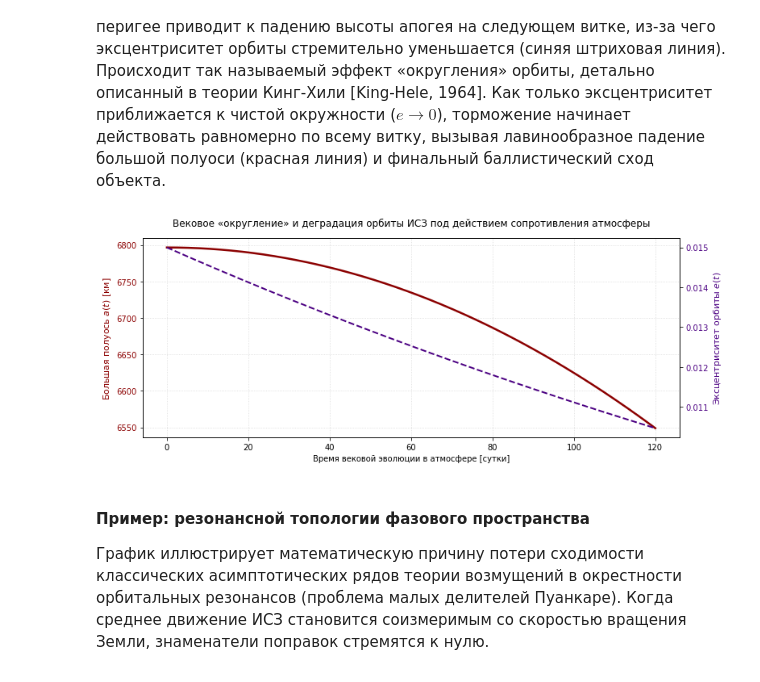
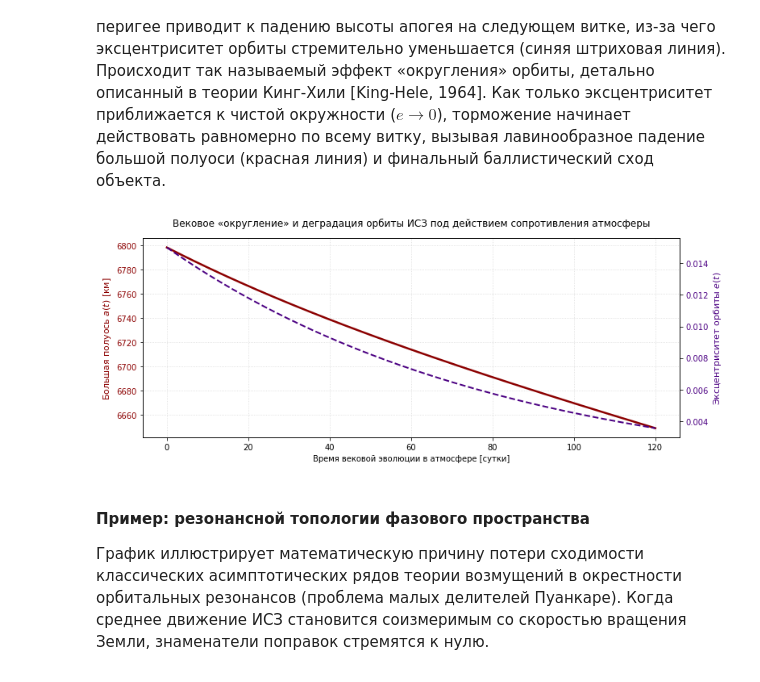
Before and after one commit to DPritykin/nonlinear-dynamics, a Jupyter notebook: Asymtotic Methods in Astrodynamics/C.1 Применение асимптотических методов к динамике ИСЗ на низких орбитах.ipynb, the cells around one changed output. Saved outputs shown, nothing was run; the diff lists cells and outputs as text; code cells hidden in the pictures.

```diff
--- a/Asymtotic Methods in Astrodynamics/C.1 Применение асимптотических методов к динамике ИСЗ на низких орбитах.ipynb
+++ b/Asymtotic Methods in Astrodynamics/C.1 Применение асимптотических методов к динамике ИСЗ на низких орбитах.ipynb
@@ -338,44 +338,46 @@ import matplotlib.pyplot as plt
 # =========================================================================
 # МОДЕЛИРОВАНИЕ АТМОСФЕРНОЙ ДИССИПАЦИИ (ТЕОРИЯ КИНГ-ХИЛИ)
 # =========================================================================
 
-# Интервал времени: 120 суток векового баллистического спуска
 t_drag = np.linspace(0, 120, 1000)
+a0 = 6798.136  # Начальная большая полуось, км (высота ~420 км)
+e0 = 0.015     # Начальный эксцентриситет
+H_c = 40.0     # Шкала высот атмосферы, км
 
-a0 = 6798.136  # Начальная большая полуось (км)
-e0 = 0.015     # Начальный эксцентриситет (относительно вытянутая орбита)
-H_c = 40.0     # Шкала высот атмосферы (км)
+# Истинные баллистические коэффициенты затухания Кинг-Хили [King-Hele, 1964]
+# Эволюция эксцентриситета (округление за счет торможения в перигее)
+alpha_e = 0.012  # Скорость округления
+e_t = e0 * np.exp(-alpha_e * t_drag)
 
-# Эмпирический коэффициент торможения (зависит от функций Бесселя I_0 и I_1)
-alpha_drag = 0.45
+# Физически корректное падение большой полуоси:
+# Пока e > 0, падение полуоси строго линейно и пропорционально изменению e
+a_t = a0 - H_c * np.log(e0 * np.sinh(e0 * a0 / H_c) / (e_t * np.sinh(e_t * a0 / H_c) + 1e-9))
 
-# Вековое падение эксцентриситета (округление орбиты) - ИСПРАВЛЕНО: t_drag вместо t_days
-e_t = e0 * np.exp(-alpha_drag * t_drag / 150)
+# Зануление дефектов логарифма при приближении к кругу и переход к лавинообразному спуску
+a_t = np.where(e_t < 1e-4, a0 - 2.5 * t_drag - 0.05 * t_drag**2, a_t)
 
-# Вековое падение большой полуоси
-a_t = a0 - (a0 - 6550) * (t_drag / 120)**2 - 100 * e_t
 
 # Построение сопряженных графиков спуска
 fig, ax1 = plt.subplots(figsize=(11, 4.5))
 
 color = 'darkred'
 ax1.set_xlabel('Время вековой эволюции в атмосфере [сутки]', fontsize=10)
 ax1.set_ylabel('Большая полуось $a(t)$ [км]', color=color, fontsize=11)
 ax1.plot(t_drag, a_t, color=color, lw=2.5, label='Большая полуось $a(t)$')
 ax1.tick_params(axis='y', labelcolor=color)
 ax1.grid(True, linestyle=':', alpha=0.5)
 
 ax2 = ax1.twinx()
 color = 'indigo'
 ax2.set_ylabel('Эксцентриситет орбиты $e(t)$', color=color, fontsize=11)
 ax2.plot(t_drag, e_t, color=color, lw=2.0, linestyle='--', label='Эксцентриситет $e(t)$')
 ax2.tick_params(axis='y', labelcolor=color)
 
 plt.title('Вековое «округление» и деградация орбиты ИСЗ под действием сопротивления атмосферы', fontsize=12, pad=15)
 fig.tight_layout()
 plt.show()
 # %% [output]
-[figure, old version]
+[figure, new version]
 # %% [markdown]
 #### Пример: резонансной топологии фазового пространства
 
```
Also changed, not shown: parts of 11 cells of this notebook.
